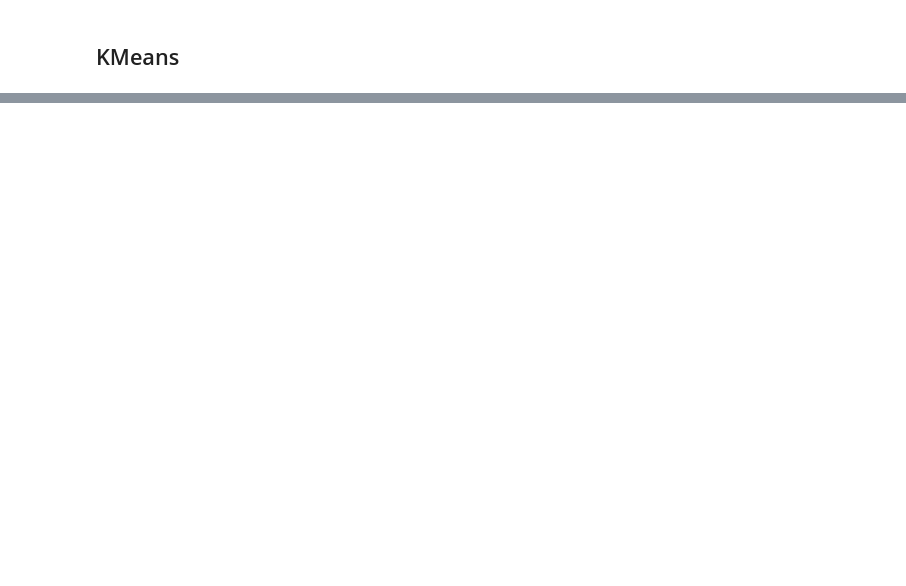
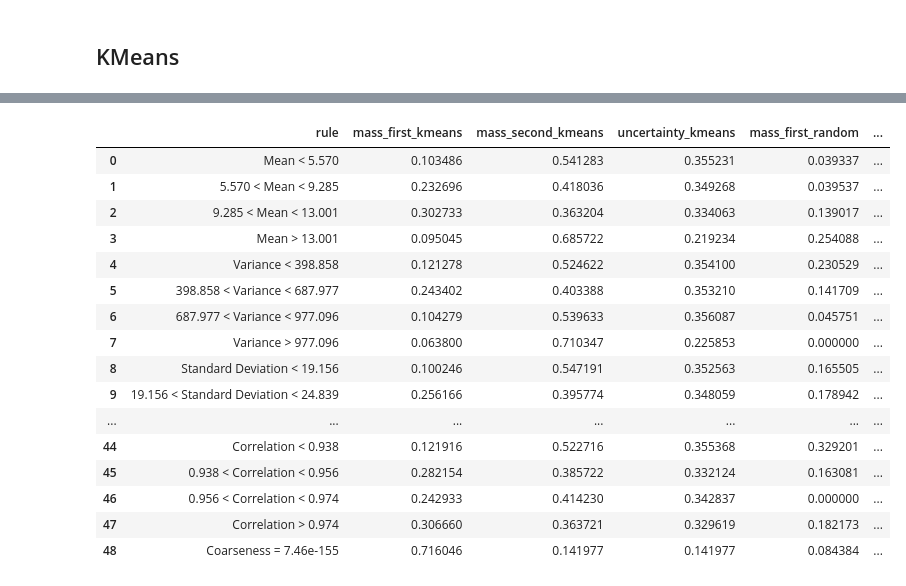
Before and after one commit to HaykTarkhanyan/CDSGD, a Jupyter notebook: cdsgd/clean.ipynb, the cells around one changed output, grey strips where cells are left out. Drawn from its saved outputs; the diff is of its cells as text; code cells hidden in the pictures; blank space fills up the shorter version.

```diff
--- a/cdsgd/clean.ipynb
+++ b/cdsgd/clean.ipynb
@@ -195,0 +325,7 @@ evaluate_classifier(y_actual=y_test, y_clust=clustering_labels_test,
+# %%
+RULE_FOLDER = "rules_saved_clean"
+
+assert os.path.exists(RULE_FOLDER), f"Folder {RULE_FOLDER} does not exist"
+
+rules = os.listdir(RULE_FOLDER)
+logging.info(f"Found {len(rules)} rules")
@@ -195,0 +334,54 @@ evaluate_classifier(y_actual=y_test, y_clust=clustering_labels_test,
+# %%
+def get_pairs(rules):
+    pairs = []
+    for rule1 in rules:
+        if 'maf_method' in rule1:
+            for rule2 in rules:
+                if rule1 == rule2 or (rule2, rule1) in pairs:
+                    continue
+                if rule2.startswith(rule1.split('maf_method')[0]):
+                    pairs.append((rule1, rule2))
+    return pairs
+# %%
+def extract_res(rules_info):
+    rules = rules_info["preds"]
+    mafs = rules_info["masses"]
+
+    rule_names = [str(i) for i in rules]
+    mass_first = [float(i[0]) for i in mafs]
+    mass_second = [float(i[1]) for i in mafs]
+    uncertainty = [float(i[2]) for i in mafs]
+
+    res = {"rule": rule_names, "mass_first": mass_first, "mass_second": mass_second, "uncertainty": uncertainty}
+    return res
+# %%
+pairs = get_pairs(rules)
+
+for r1, r2 in pairs:
+    r1_info = pickle.load(open(os.path.join(RULE_FOLDER, r1), "rb"))
+    r2_info = pickle.load(open(os.path.join(RULE_FOLDER, r2), "rb"))
+
+    r1_df = pd.DataFrame(extract_res(r1_info))
+    r2_df = pd.DataFrame(extract_res(r2_info))
+
+    merged = pd.merge(r1_df, r2_df, on="rule", suffixes=('_kmeans', '_random'))
+# %%
+merged
+# %% [output]
+|  | rule | mass_first_kmeans | mass_second_kmeans | uncertainty_kmeans | mass_first_random | ... |
+| 0 | Mean < 5.570 | 0.103486 | 0.541283 | 0.355231 | 0.039337 | ... |
+| 1 | 5.570 < Mean < 9.285 | 0.232696 | 0.418036 | 0.349268 | 0.039537 | ... |
+| 2 | 9.285 < Mean < 13.001 | 0.302733 | 0.363204 | 0.334063 | 0.139017 | ... |
+| 3 | Mean > 13.001 | 0.095045 | 0.685722 | 0.219234 | 0.254088 | ... |
+| 4 | Variance < 398.858 | 0.121278 | 0.524622 | 0.354100 | 0.230529 | ... |
+| 5 | 398.858 < Variance < 687.977 | 0.243402 | 0.403388 | 0.353210 | 0.141709 | ... |
+| 6 | 687.977 < Variance < 977.096 | 0.104279 | 0.539633 | 0.356087 | 0.045751 | ... |
+| 7 | Variance > 977.096 | 0.063800 | 0.710347 | 0.225853 | 0.000000 | ... |
+| 8 | Standard Deviation < 19.156 | 0.100246 | 0.547191 | 0.352563 | 0.165505 | ... |
+| 9 | 19.156 < Standard Deviation < 24.839 | 0.256166 | 0.395774 | 0.348059 | 0.178942 | ... |
+| ... | ... | ... | ... | ... | ... | ... |
+| 44 | Correlation < 0.938 | 0.121916 | 0.522716 | 0.355368 | 0.329201 | ... |
+| 45 | 0.938 < Correlation < 0.956 | 0.282154 | 0.385722 | 0.332124 | 0.163081 | ... |
+| 46 | 0.956 < Correlation < 0.974 | 0.242933 | 0.414230 | 0.342837 | 0.000000 | ... |
+| 47 | Correlation > 0.974 | 0.306660 | 0.363721 | 0.329619 | 0.182173 | ... |
+| 48 | Coarseness = 7.46e-155 | 0.716046 | 0.141977 | 0.141977 | 0.084384 | ... |
```
Also changed, not shown: parts of 23 cells of this notebook, 7 other files.
